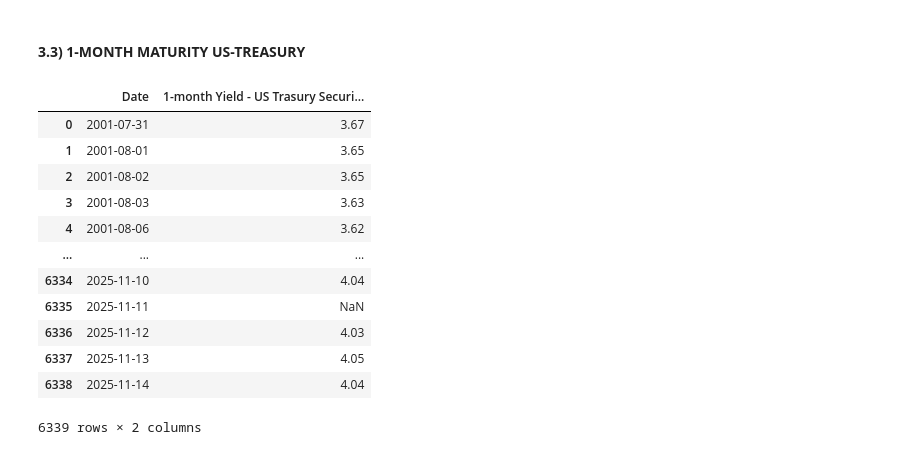
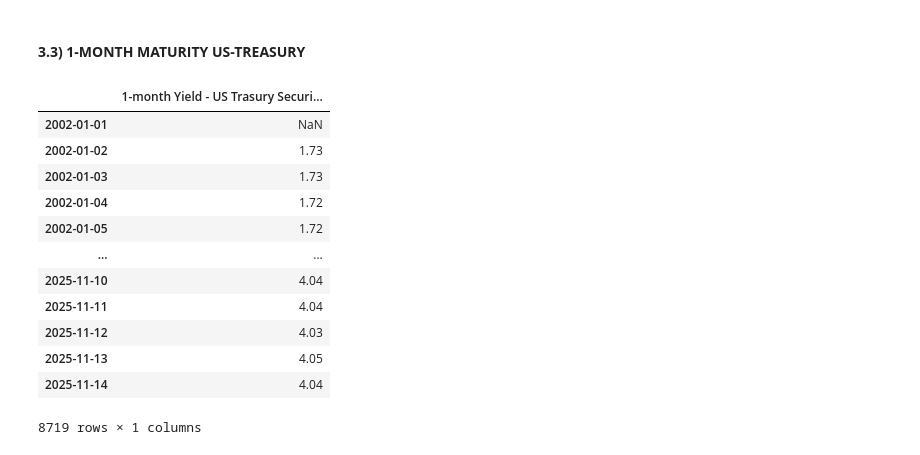
Before and after one commit to EliaLand/Martingale_FVM_AssetPricing, a Jupyter notebook: data_extraction/main.ipynb, the cells around one changed output. Drawn from its saved outputs; the diff is of its cells as text; code cells hidden in the pictures.

```diff
--- a/data_extraction/main.ipynb
+++ b/data_extraction/main.ipynb
@@ -198,33 +193,41 @@ df
 # %% [markdown]
 #### **3.3) 1-MONTH MATURITY US-TREASURY**
-# %%
-# Market Yield on U.S. Treasury Securities at 1-Month Constant Maturity, Quoted on an Investment Basis (daily, percent, non-seasonally adjusted, 2001-07-31, 2025-11-15)
-# https://fred.stlouisfed.org/series/DGS1MO
-
-ticker = "DGS1MO"
-start = "2000-01-01"
-end = "2025-11-15"
-
-df = fetch_FRED(ticker, start, end)
-df = df.rename(columns=
-        {"date": "Date",
-         "DGS1MO": "1-month Yield - US Trasury Securities"
-})
-
-# Uploading in aggregate_df
-df.to_csv("raw_df/risk_free_daily_df.csv", index=False)
-df
-# %% [output]
-|  | Date | 1-month Yield - US Trasury Securi... |
-| 0 | 2001-07-31 | 3.67 |
-| 1 | 2001-08-01 | 3.65 |
-| 2 | 2001-08-02 | 3.65 |
-| 3 | 2001-08-03 | 3.63 |
-| 4 | 2001-08-06 | 3.62 |
-| ... | ... | ... |
-| 6334 | 2025-11-10 | 4.04 |
-| 6335 | 2025-11-11 | NaN |
-| 6336 | 2025-11-12 | 4.03 |
-| 6337 | 2025-11-13 | 4.05 |
-| 6338 | 2025-11-14 | 4.04 |
-6339 rows × 2 columns
+# %%
+# Market Yield on U.S. Treasury Securities at 1-Month Constant Maturity, Quoted on an Investment Basis (daily, percent, non-seasonally adjusted, 2001-07-31, 2025-11-15)
+# https://fred.stlouisfed.org/series/DGS1MO
+
+ticker = "DGS1MO"
+start = "2002-01-01"
+end = "2025-11-15"
+
+df = fetch_FRED(ticker, start, end)
+df = df.rename(columns=
+        {"date": "Date",
+         "DGS1MO": "1-month Yield - US Trasury Securities"
+})
+
+# Full daily date range
+df = df.sort_values("Date").set_index("Date")
+full_idx = pd.date_range(start=df.index.min(), end=df.index.max(), freq="D")
+df = df.reindex(full_idx)
+
+# Continuous Values Correction
+df["1-month Yield - US Trasury Securities"] = df["1-month Yield - US Trasury Securities"].ffill()
+
+# Uploading in aggregate_df
+df.to_csv("raw_df/risk_free_daily_df.csv", index=False)
+df
+# %% [output]
+|  | 1-month Yield - US Trasury Securi... |
+| 2002-01-01 | NaN |
+| 2002-01-02 | 1.73 |
+| 2002-01-03 | 1.73 |
+| 2002-01-04 | 1.72 |
+| 2002-01-05 | 1.72 |
+| ... | ... |
+| 2025-11-10 | 4.04 |
+| 2025-11-11 | 4.04 |
+| 2025-11-12 | 4.03 |
+| 2025-11-13 | 4.05 |
+| 2025-11-14 | 4.04 |
+8719 rows × 1 columns
```
Also changed, not shown: parts of 11 cells of this notebook, 7 other files.
